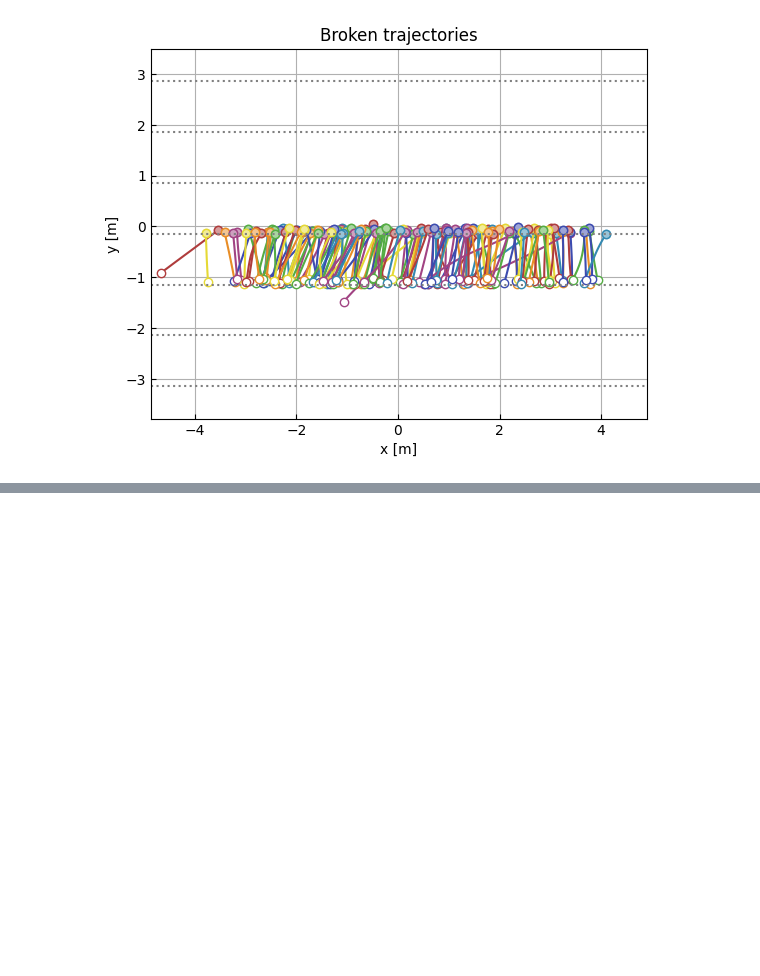
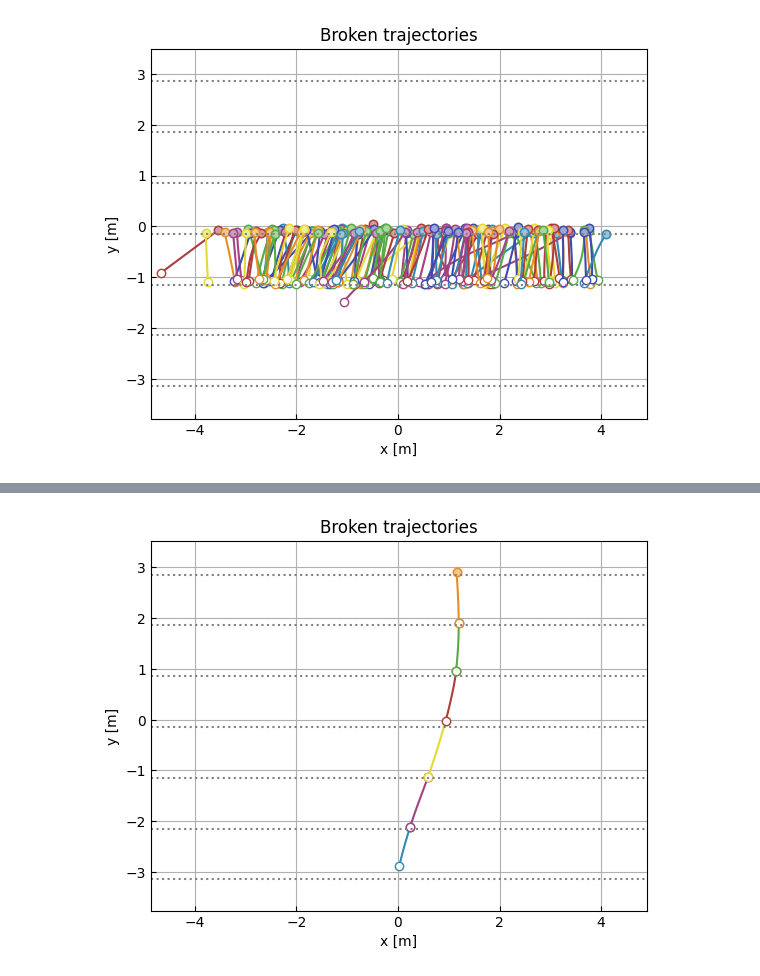
Before and after one commit to adhocmaster/diverging-trajectories, a Jupyter notebook: src/notebooks/break-by-y-axis.ipynb, the cells around one changed output, grey strips where cells are left out. Cells and saved outputs as stored; diff of their text form; code cells hidden in the pictures; blank space fills up the shorter version.

```diff
--- a/src/notebooks/break-by-y-axis.ipynb
+++ b/src/notebooks/break-by-y-axis.ipynb
@@ -316,0 +322,11 @@ patternVisualizer.plotPatterns(
+# %%
+patternVisualizer.plotPatterns(
+    patterns,
+    hLines=extractor.segmentOffsets,
+    xmin=pedDf["sceneX"].min(),
+    xmax=pedDf["sceneX"].max(),
+    title="Broken trajectories",
+    legend=False
+)
+# %% [output]
+[figure, added]
```
Also changed, not shown: parts of 13 cells of this notebook, 4 other files.
